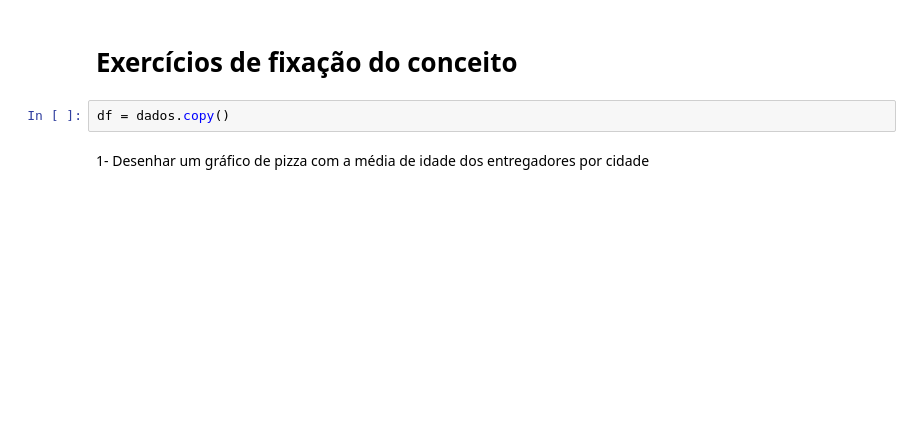
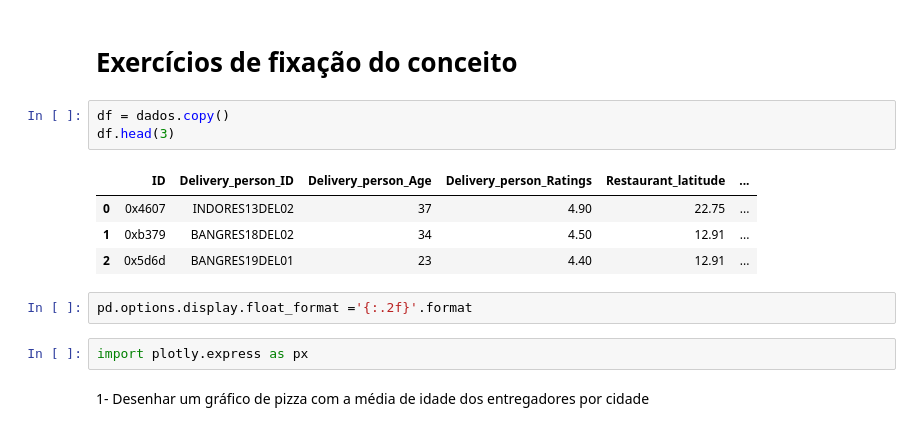
Before and after one commit to Fabiorsi1979/FTC_Analisando_dados, a Jupyter notebook: Exercícios_Gráfico.ipynb, the cells around one changed output. Cells and saved outputs as stored; diff of their text form; blank space fills up the shorter version.

```diff
--- a/Exercícios_Gráfico.ipynb
+++ b/Exercícios_Gráfico.ipynb
@@ -14,6 +16,16 @@ dados = pd.read_csv(path)
 # Exercícios de fixação do conceito
 # %%
 df = dados.copy()
+df.head(3)
+# %% [output]
+|  | ID | Delivery_person_ID | Delivery_person_Age | Delivery_person_Ratings | Restaurant_latitude | ... |
+| 0 | 0x4607 | INDORES13DEL02 | 37 | 4.90 | 22.75 | ... |
+| 1 | 0xb379 | BANGRES18DEL02 | 34 | 4.50 | 12.91 | ... |
+| 2 | 0x5d6d | BANGRES19DEL01 | 23 | 4.40 | 12.91 | ... |
+# %%
+pd.options.display.float_format ='{:.2f}'.format
+# %%
+import plotly.express as px
 # %% [markdown]
 1- Desenhar um gráfico de pizza com a média de idade dos entregadores
 por cidade
```
Also changed, not shown: parts of 6 cells of this notebook.
